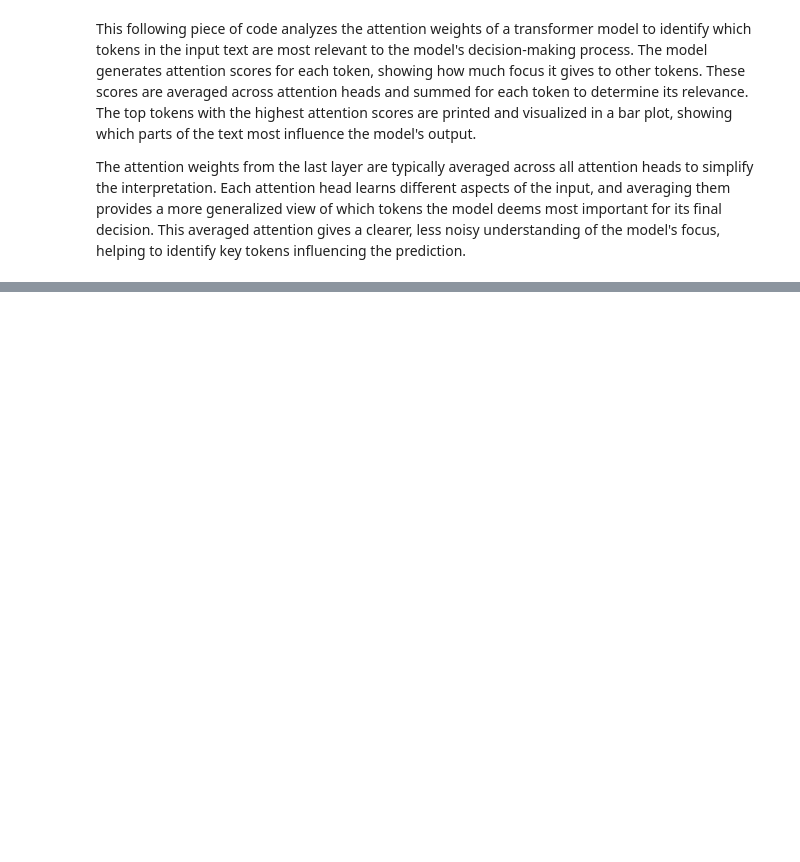
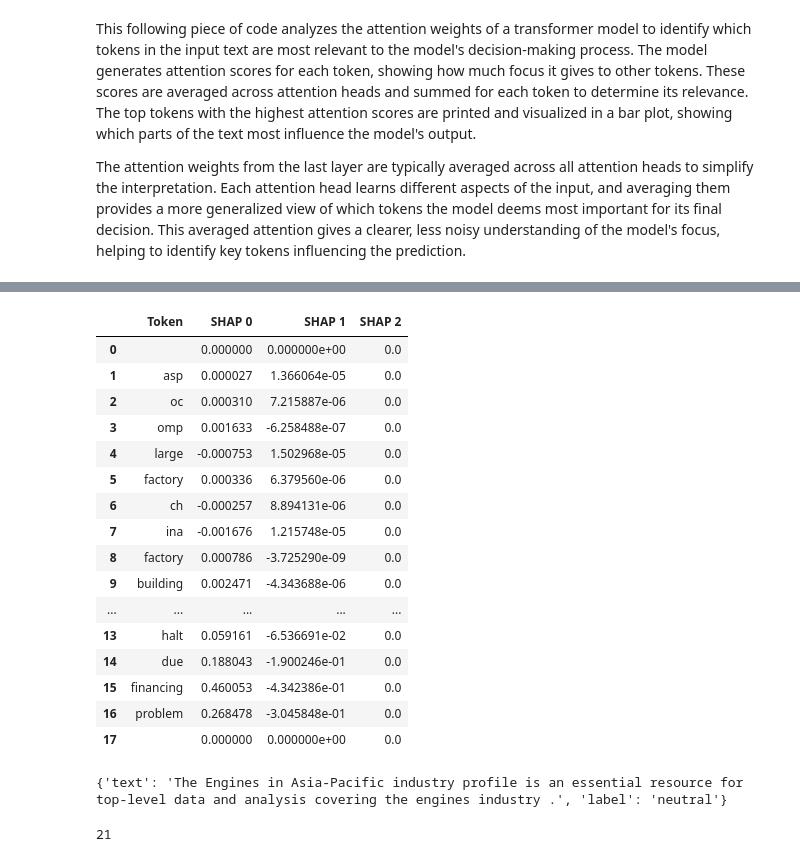
Before and after one commit to Gabriele-Sormani/BusinessIntelligenceProject, a Jupyter notebook: project_BusinessIntelligence.ipynb, the cells around one changed output, grey strips where cells are left out. Drawn from its saved outputs; the diff is of its cells as text; code cells hidden in the pictures; blank space fills up the shorter version.

```diff
--- a/project_BusinessIntelligence.ipynb
+++ b/project_BusinessIntelligence.ipynb
@@ -532,11 +544,10 @@ from transformers import AutoModel, AutoTokenizer
 import torch
 import numpy as np
 
-index = 10
-
 # load model and tokenizer
 model = AutoModel.from_pretrained("mrm8488/distilroberta-finetuned-financial-news-sentiment-analysis", output_attentions=True)
-tokenizer = AutoTokenizer.from_pretrained("ProsusAI/finbert")
+#tokenizer = AutoTokenizer.from_pretrained("ProsusAI/finbert")
+tokenizer = AutoTokenizer.from_pretrained("mrm8488/distilroberta-finetuned-financial-news-sentiment-analysis")
 
 # tokenize query
 inputs = tokenizer(cleaned_text_result_query[index], return_tensors="pt", truncation=True, return_offsets_mapping=True)
@@ -572,6 +583,7 @@ plt.title("Top 10 Tokens by Attention")
 plt.xlabel("Attention Score")
 plt.ylabel("Token")
 plt.show()
+plt.savefig('attention_barplot.png')
 # %% [output]
 Some weights of RobertaModel were not initialized from the model checkpoint at mrm8488/distilroberta-finetuned-financial-news-sentiment-analysis and are newly initialized: ['roberta.pooler.dense.bias' ...
 You should probably TRAIN this model on a down-stream task to be able to use it for predictions and inference.
@@ -588,7 +603,10 @@ Token: europe, Attention: 0.2884
 # %%
 import shap
 
-tokenizer = AutoTokenizer.from_pretrained("ProsusAI/finbert")
+#tokenizer = AutoTokenizer.from_pretrained("ProsusAI/finbert")
+tokenizer = AutoTokenizer.from_pretrained("mrm8488/distilroberta-finetuned-financial-news-sentiment-analysis")
+sentiment_classifier = pipeline("text-classification", model="mrm8488/distilroberta-finetuned-financial-news-sentiment-analysis")
+
 # initialize SHAP explainer
 explainer = shap.Explainer(sentiment_classifier, tokenizer=tokenizer)
 
@@ -604 +623,33 @@ Prediction: neutral, Ground truth: negative
 [interactive output not drawn]
+# %%
+import pandas as pd
+
+# Estrarre i token e i valori SHAP
+tokens = shap_values.data[0]  # Estrarre i token dalla prima frase
+shap_values_array = shap_values.values[0]  # Estrarre i valori dalla prima frase
+
+# Creare un DataFrame con un valore SHAP per ogni classe
+columns = [f"SHAP {i}" for i in range(shap_values_array.shape[1])]
+shap_df = pd.DataFrame(shap_values_array, columns=columns)
+shap_df.insert(0, "Token", tokens)
+
+# Visualizzare il DataFrame
+shap_df
+# %% [output]
+|  | Token | SHAP 0 | SHAP 1 | SHAP 2 |
+| 0 |  | 0.000000 | 0.000000e+00 | 0.0 |
+| 1 | asp | 0.000027 | 1.366064e-05 | 0.0 |
+| 2 | oc | 0.000310 | 7.215887e-06 | 0.0 |
+| 3 | omp | 0.001633 | -6.258488e-07 | 0.0 |
+| 4 | large | -0.000753 | 1.502968e-05 | 0.0 |
+| 5 | factory | 0.000336 | 6.379560e-06 | 0.0 |
+| 6 | ch | -0.000257 | 8.894131e-06 | 0.0 |
+| 7 | ina | -0.001676 | 1.215748e-05 | 0.0 |
+| 8 | factory | 0.000786 | -3.725290e-09 | 0.0 |
+| 9 | building | 0.002471 | -4.343688e-06 | 0.0 |
+| ... | ... | ... | ... | ... |
+| 13 | halt | 0.059161 | -6.536691e-02 | 0.0 |
+| 14 | due | 0.188043 | -1.900246e-01 | 0.0 |
+| 15 | financing | 0.460053 | -4.342386e-01 | 0.0 |
+| 16 | problem | 0.268478 | -3.045848e-01 | 0.0 |
+| 17 |  | 0.000000 | 0.000000e+00 | 0.0 |
@@ -604,0 +715,13 @@ Prediction: neutral, Ground truth: negative
+# %%
+# Creazione del dizionario con la struttura richiesta
+data_dict = [
+    {"text": text, "label": label}
+    for text, label in zip(text_result_query, actual_labels)
+]
+
+# Visualizzare i primi 2 elementi per verificare la struttura
+print(data_dict[0])
+len(data_dict)
+# %% [output]
+{'text': 'The Engines in Asia-Pacific industry profile is an essential resource for top-level data and analysis covering the engines industry .', 'label': 'neutral'}
+21
```
Also changed, not shown: parts of 36 cells of this notebook.
